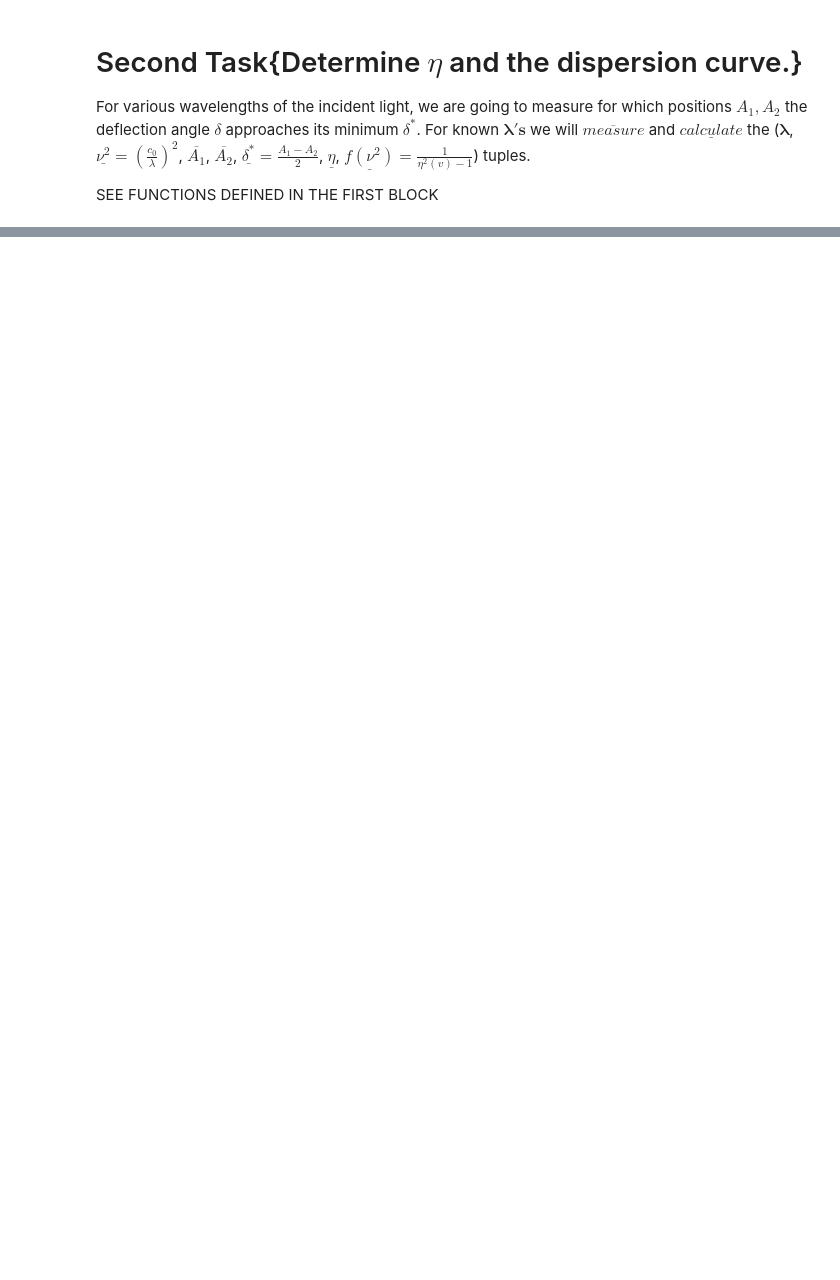
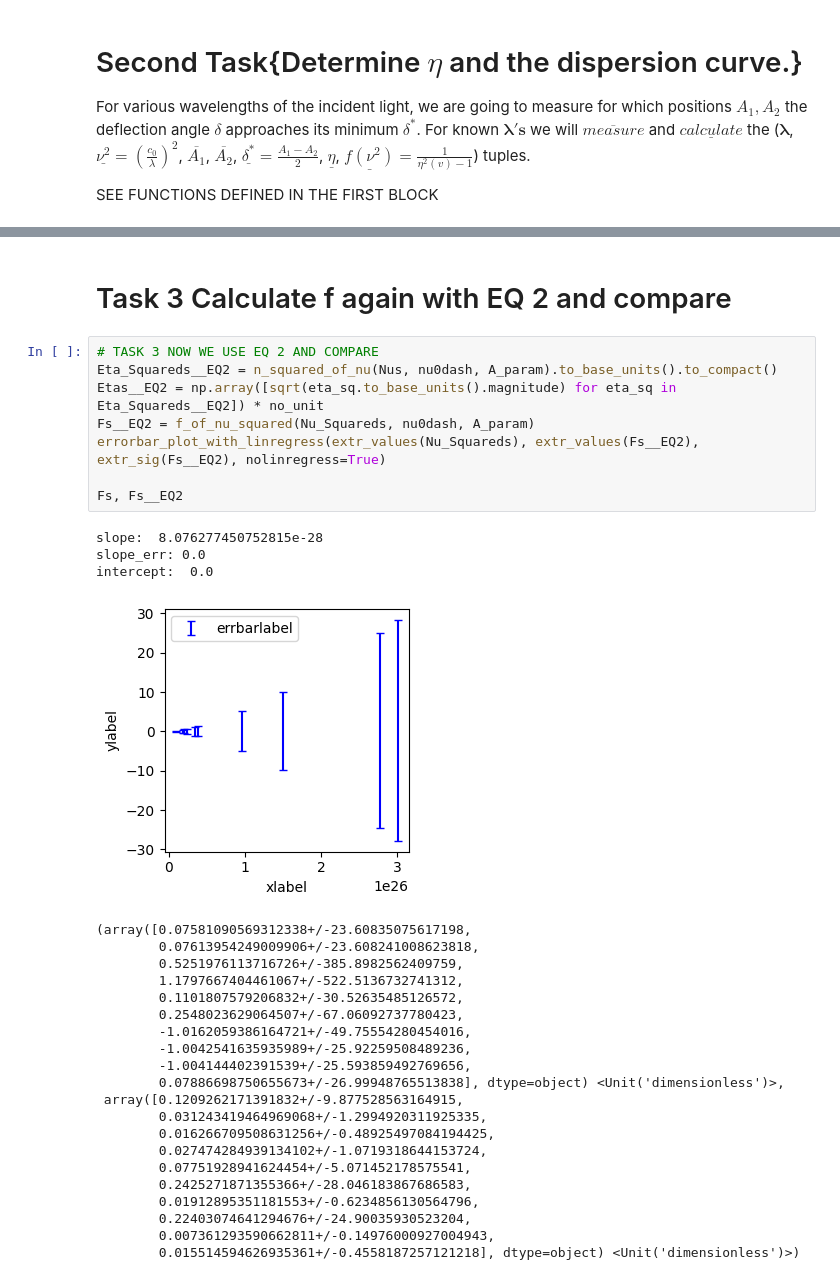
Before and after one commit to dominikrosser/praktikum_p1, a Jupyter notebook: 13 Brechungsind_pris/brechungsind_pris.ipynb, the cells around one changed output, grey strips where cells are left out. Saved outputs shown, nothing was run; the diff lists cells and outputs as text; blank space fills up the shorter version.

```diff
--- a/13 Brechungsind_pris/brechungsind_pris.ipynb
+++ b/13 Brechungsind_pris/brechungsind_pris.ipynb
@@ -121,0 +194,35 @@ ValueError: not enough values to unpack (expected 3, got 2)
+# %% [markdown]
+# Task 3 Calculate f again with EQ 2 and compare
+# %%
+# TASK 3 NOW WE USE EQ 2 AND COMPARE
+Eta_Squareds__EQ2 = n_squared_of_nu(Nus, nu0dash, A_param).to_base_units().to_compact()
+Etas__EQ2 = np.array([sqrt(eta_sq.to_base_units().magnitude) for eta_sq in Eta_Squareds__EQ2]) * no_unit
+Fs__EQ2 = f_of_nu_squared(Nu_Squareds, nu0dash, A_param)
+errorbar_plot_with_linregress(extr_values(Nu_Squareds), extr_values(Fs__EQ2), extr_sig(Fs__EQ2), nolinregress=True)
+
+Fs, Fs__EQ2
+# %% [output]
+slope:  8.076277450752815e-28
+slope_err: 0.0
+intercept:  0.0
+[figure, added]
+(array([0.07581090569312338+/-23.60835075617198,
+        0.07613954249009906+/-23.608241008623818,
+        0.5251976113716726+/-385.8982562409759,
+        1.1797667404461067+/-522.5136732741312,
+        0.1101807579206832+/-30.52635485126572,
+        0.2548023629064507+/-67.06092737780423,
+        -1.0162059386164721+/-49.75554280454016,
+        -1.0042541635935989+/-25.92259508489236,
+        -1.004144402391539+/-25.593859492769656,
+        0.07886698750655673+/-26.99948765513838], dtype=object) <Unit('dimensionless')>,
+ array([0.1209262171391832+/-9.877528563164915,
+        0.031243419464969068+/-1.2994920311925335,
+        0.016266709508631256+/-0.48925497084194425,
+        0.027474284939134102+/-1.0719318644153724,
+        0.07751928941624454+/-5.071452178575541,
+        0.2425271871355366+/-28.046183867686583,
+        0.01912895351181553+/-0.6234856130564796,
+        0.22403074641294676+/-24.90035930523204,
+        0.007361293590662811+/-0.14976000927004943,
+        0.015514594626935361+/-0.4558187257121218], dtype=object) <Unit('dimensionless')>)
```
Also changed, not shown: parts of 5 cells of this notebook, 1 other file.
